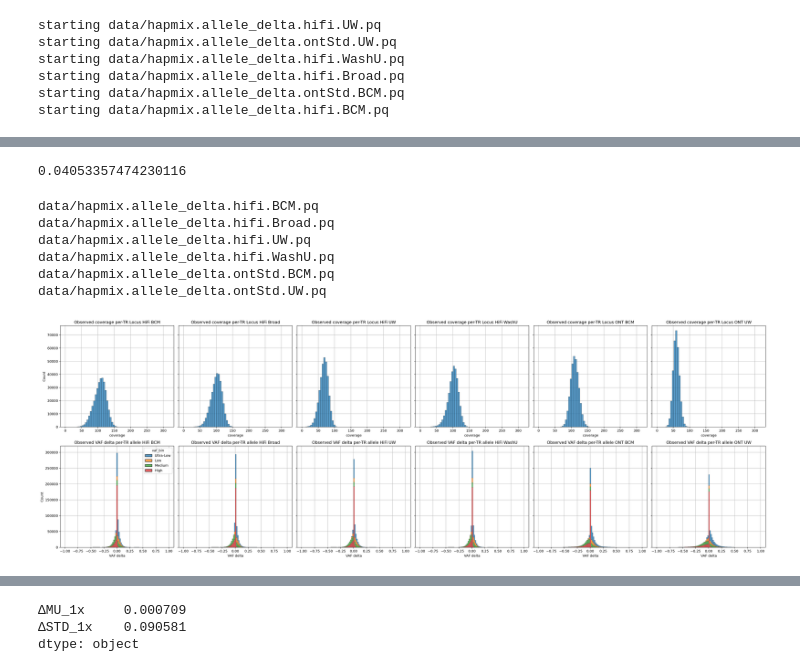
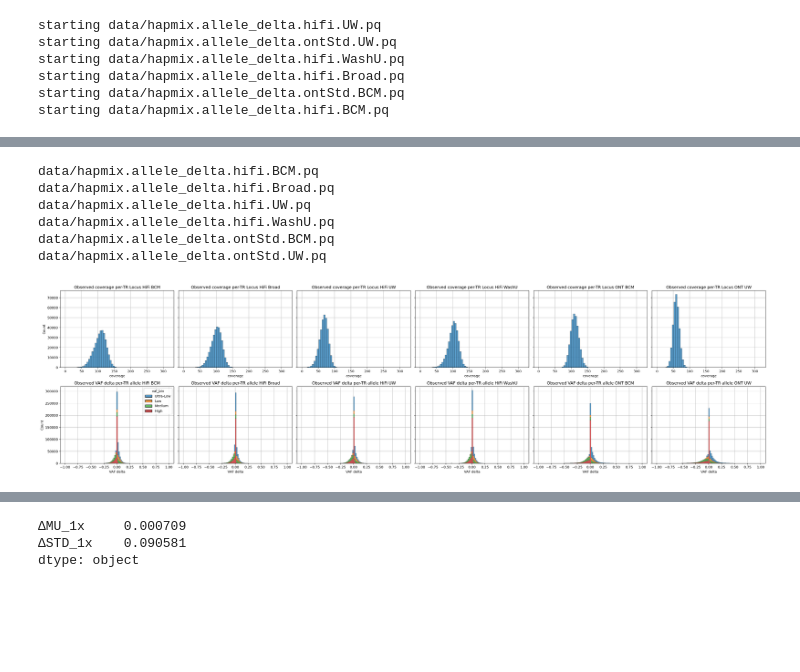
Before and after one commit to BCM-HGSC/SMaHT_MIMS, a Jupyter notebook: allele_delta/ObservedVAF.ipynb, the cells around one changed output, grey strips where cells are left out. Cells and saved outputs as stored; diff of their text form; code cells hidden in the pictures; blank space fills up the shorter version.

Commit message:
Figure 2 progress

```diff
--- a/allele_delta/ObservedVAF.ipynb
+++ b/allele_delta/ObservedVAF.ipynb
@@ -146,7 +131,3 @@ starting data/hapmix.allele_delta.hifi.BCM.pq
-# %%
-(data['read_count'] == 0).mean()
-# %% [output]
-0.04053357474230116
 # %%
 files = ["data/hapmix.allele_delta.hifi.BCM.pq",
          "data/hapmix.allele_delta.hifi.Broad.pq",
@@ -156,7 +137,7 @@ files = ["data/hapmix.allele_delta.hifi.BCM.pq",
          "data/hapmix.allele_delta.ontStd.UW.pq"]
 fig, ax = plt.subplots(nrows=2,
                        ncols=len(files),
-                       figsize=(5 * len(files), 10),
+                       figsize=(5 * len(files), 8),
                        squeeze=False,
                        sharex='row',
                        sharey='row',
@@ -188,37 +169,37 @@ for i, fn in enumerate(files):
     ax[1][i].grid(zorder=1)
     if True: # Turn this false if you want to plot fast but miss out on the summary
         row = [(data['read_count'] == 0).sum(),  # Unsupported
-               data[['chrom', 'start', 'end']].nunique(),
+               len(data[['chrom', 'start', 'end']].drop_duplicates()),
                len(data),
                unq['coverage'].mean(),
                unq['coverage'].std(),
               ]
         cols = ['No Support', "Num Loci", "Num Alleles", 'Mean Coverage', "STD Coverage"]
         for min_cov in [1, 3, 5]:
             view = data[data['read_count'] >= min_cov]
             total = len(view)
             vaf_delta_mse = (view['VAF delta'] ** 2).sum() / total
             vaf_delta_std = view['VAF delta'].std()
             vaf_delta_mean = view['VAF delta'].mean()
             row.extend([total, vaf_delta_mse, vaf_delta_std, vaf_delta_mean])
             cols.extend([f"num_loci_{min_cov}x",
                          f"∆MSE_{min_cov}x",
                          f"∆STD_{min_cov}x",
                          f"∆MU_{min_cov}x"])
         tmp = pd.Series(row, index=cols)
         tmp['tech'] = tech
         tmp['center'] = center
         summary.append(tmp)
 
 plt.tight_layout()
 plt.show()
 # %% [output]
 data/hapmix.allele_delta.hifi.BCM.pq
 data/hapmix.allele_delta.hifi.Broad.pq
 data/hapmix.allele_delta.hifi.UW.pq
 data/hapmix.allele_delta.hifi.WashU.pq
 data/hapmix.allele_delta.ontStd.BCM.pq
 data/hapmix.allele_delta.ontStd.UW.pq
-[figure, old version]
+[figure, new version]
 # %%
 full_summary = pd.concat(summary, axis=1).T
```
Also changed, not shown: parts of 12 cells of this notebook, 2 other files.
